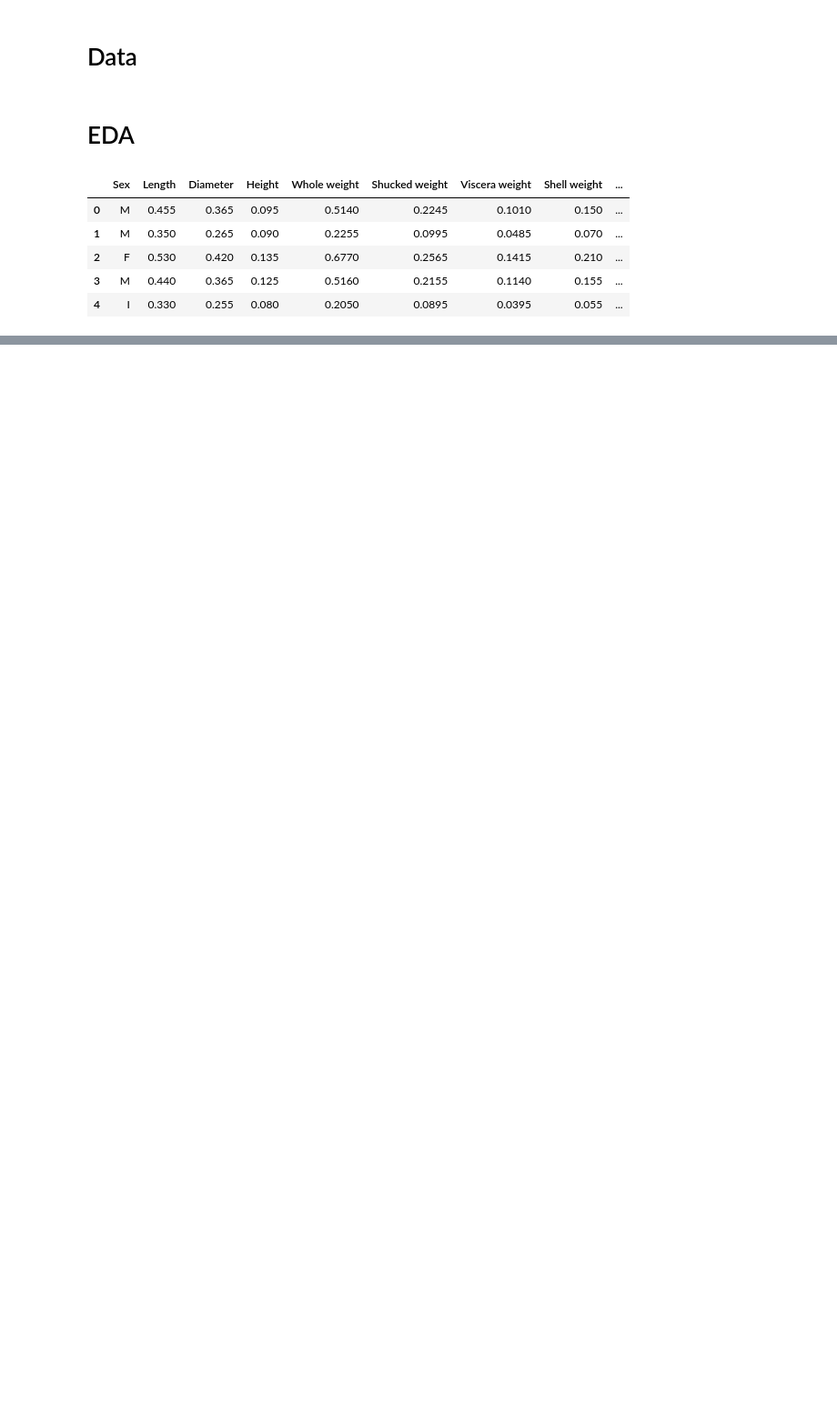
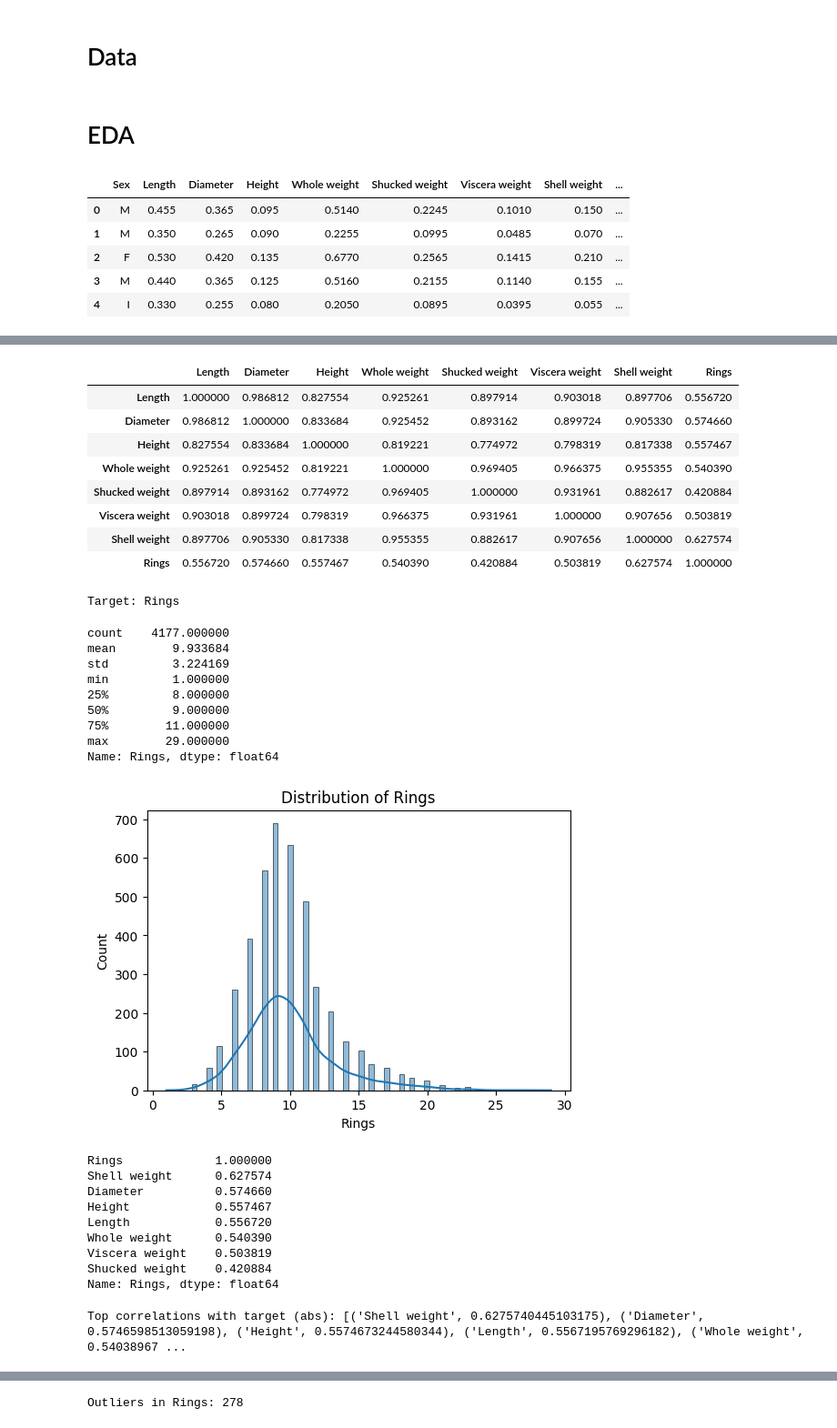
Before and after one commit to Aymeric314/xhec-mlops-2025-project, a Jupyter notebook: notebooks/eda.ipynb, the cells around one changed output, grey strips where cells are left out. Shown at 91% size. Drawn from its saved outputs; the diff is of its cells as text; code cells hidden in the pictures; blank space fills up the shorter version.

```diff
--- a/notebooks/eda.ipynb
+++ b/notebooks/eda.ipynb
@@ -181,0 +409,40 @@ Outliers found: 278
+# %%
+# 1) Profile summary (table)
+profile_df = profile_summary(df)
+display(profile_df.head(50))
+
+# 2) Descriptive statistics (with skew/kurtosis)
+stats = summary_statistics(df)
+display(stats)
+
+# 3) Numeric distributions (plots will render inline)
+plot_numeric_distributions(df)
+
+# 4) Correlation matrix (returns DataFrame and plots heatmap)
+corr = correlation_matrix(df)
+display(corr)
+
+# 5) Target analysis (replace 'Rings' if your target column has another name)
+target_col = "Rings"
+if target_col in df.columns:
+    target_analysis(df, target_col)
+    top_feats = top_feature_correlations(df, target_col, top_n=10)
+    print("Top correlations with target (abs):", top_feats)
+else:
+    print(f"Target column '{target_col}' not found; skip target-specific analysis.")
+
+# 6) Pairplot preview for selected numeric columns (sample fraction avoids huge plots)
+numeric_cols = df.select_dtypes(include=[float, int]).columns.tolist()
+# choose a short list to keep pairplot readable, fallback to first 4 numeric cols
+pair_cols = numeric_cols[:4] if len(numeric_cols) >= 4 else numeric_cols
+pairplot_preview(df, cols=pair_cols, sample_frac=0.2)
+
+# 7) Outlier detection example on target or another numeric column
+example_col = target_col if target_col in df.columns else (numeric_cols[0] if numeric_cols else None)
+if example_col:
+    mask = detect_outliers(df, col=example_col, method='iqr')
+    print(f"Outliers in {example_col}: {int(mask.sum())}")
+    display(df.loc[mask])
+else:
+    print("No numeric column available for outlier detection.")
+# %% [output]
@@ -181,0 +470,30 @@ Outliers found: 278
+|  | Length | Diameter | Height | Whole weight | Shucked weight | Viscera weight | Shell weight | Rings |
+| Length | 1.000000 | 0.986812 | 0.827554 | 0.925261 | 0.897914 | 0.903018 | 0.897706 | 0.556720 |
+| Diameter | 0.986812 | 1.000000 | 0.833684 | 0.925452 | 0.893162 | 0.899724 | 0.905330 | 0.574660 |
+| Height | 0.827554 | 0.833684 | 1.000000 | 0.819221 | 0.774972 | 0.798319 | 0.817338 | 0.557467 |
+| Whole weight | 0.925261 | 0.925452 | 0.819221 | 1.000000 | 0.969405 | 0.966375 | 0.955355 | 0.540390 |
+| Shucked weight | 0.897914 | 0.893162 | 0.774972 | 0.969405 | 1.000000 | 0.931961 | 0.882617 | 0.420884 |
+| Viscera weight | 0.903018 | 0.899724 | 0.798319 | 0.966375 | 0.931961 | 1.000000 | 0.907656 | 0.503819 |
+| Shell weight | 0.897706 | 0.905330 | 0.817338 | 0.955355 | 0.882617 | 0.907656 | 1.000000 | 0.627574 |
+| Rings | 0.556720 | 0.574660 | 0.557467 | 0.540390 | 0.420884 | 0.503819 | 0.627574 | 1.000000 |
+Target: Rings
+count    4177.000000
+mean        9.933684
+std         3.224169
+min         1.000000
+25%         8.000000
+50%         9.000000
+75%        11.000000
+max        29.000000
+Name: Rings, dtype: float64
+[figure, added]
+Rings             1.000000
+Shell weight      0.627574
+Diameter          0.574660
+Height            0.557467
+Length            0.556720
+Whole weight      0.540390
+Viscera weight    0.503819
+Shucked weight    0.420884
+Name: Rings, dtype: float64
+Top correlations with target (abs): [('Shell weight', 0.6275740445103175), ('Diameter', 0.5746598513059198), ('Height', 0.5574673244580344), ('Length', 0.5567195769296182), ('Whole weight', 0.54038967 ...
@@ -181,0 +501 @@ Outliers found: 278
+Outliers in Rings: 278
```
Also changed, not shown: parts of 7 cells of this notebook.
